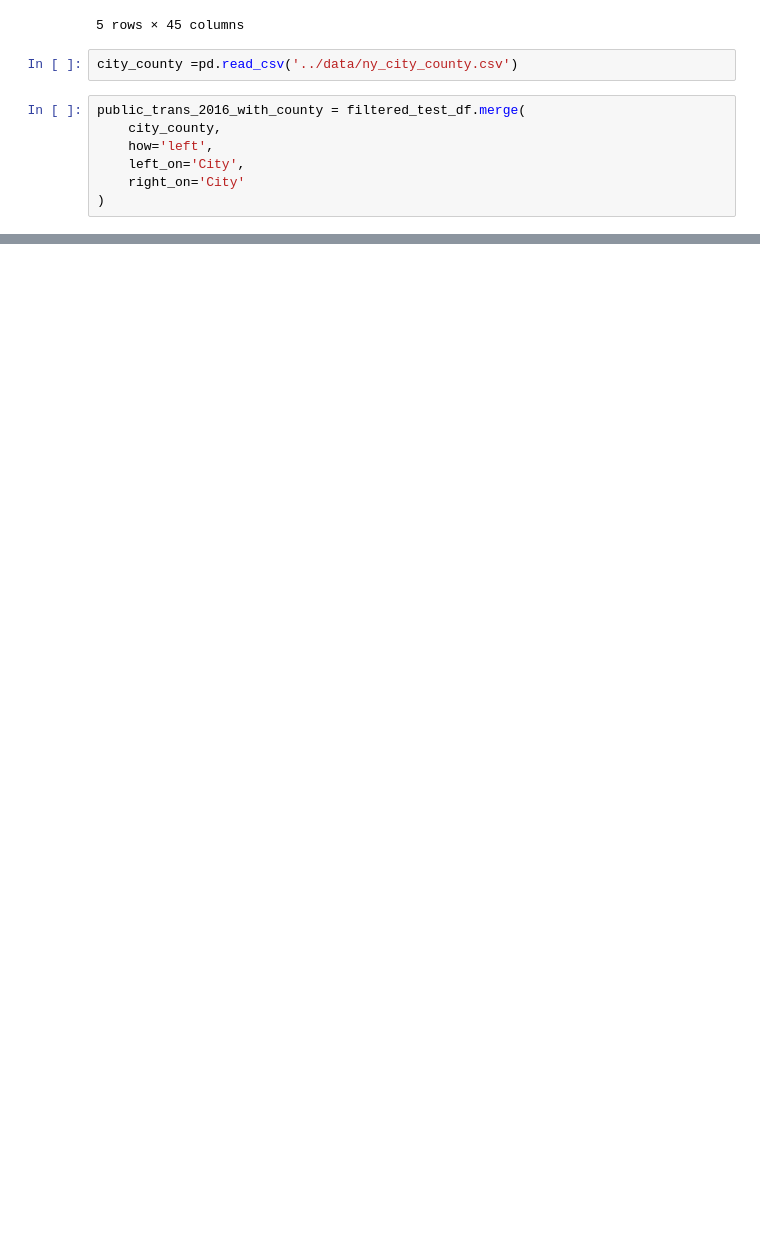
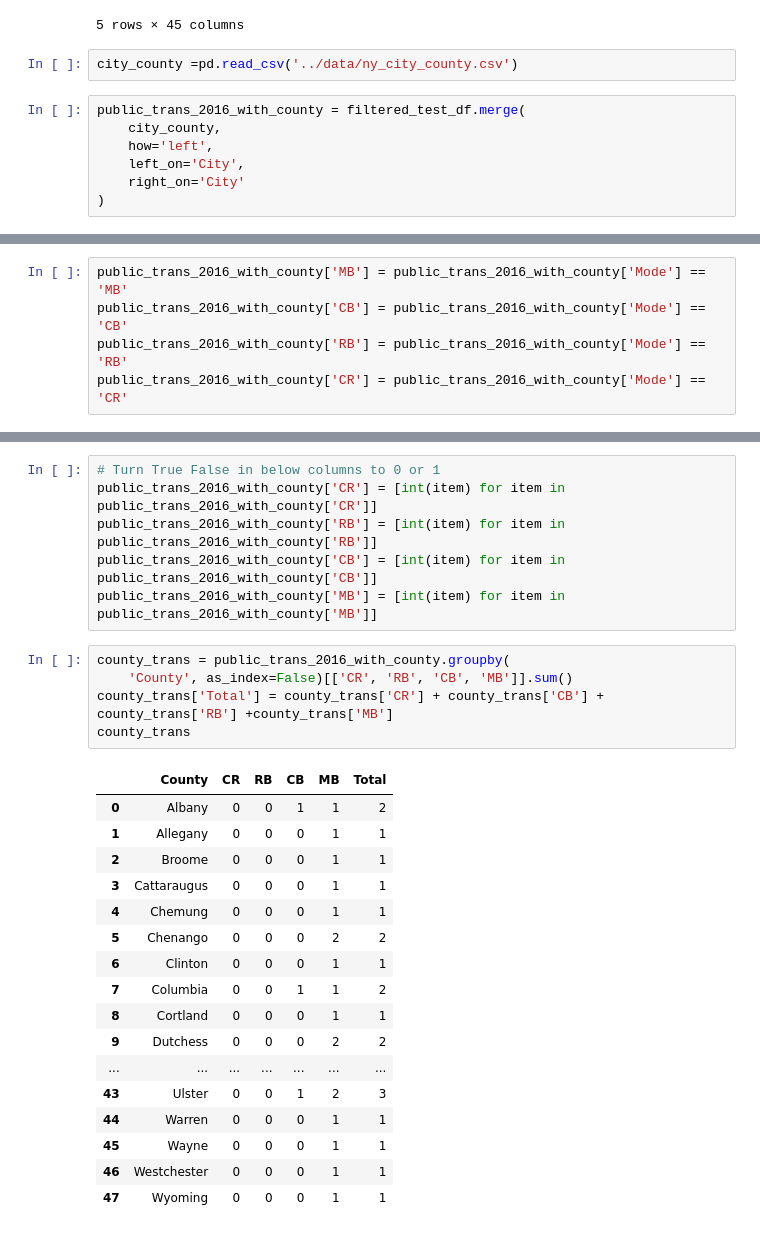
Before and after one commit to morgancoad/final_pro_two, a Jupyter notebook: notebooks/2016_public_trans.ipynb, the cells around one changed output, grey strips where cells are left out. Drawn from its saved outputs; the diff is of its cells as text; blank space fills up the shorter version.

```diff
--- a/notebooks/2016_public_trans.ipynb
+++ b/notebooks/2016_public_trans.ipynb
@@ -100,0 +101,5 @@ plt.show
+# %%
+public_trans_2016_with_county['MB'] = public_trans_2016_with_county['Mode'] == 'MB'
+public_trans_2016_with_county['CB'] = public_trans_2016_with_county['Mode'] == 'CB'
+public_trans_2016_with_county['RB'] = public_trans_2016_with_county['Mode'] == 'RB'
+public_trans_2016_with_county['CR'] = public_trans_2016_with_county['Mode'] == 'CR'
@@ -100,0 +135,29 @@ plt.show
+# %%
+# Turn True False in below columns to 0 or 1
+public_trans_2016_with_county['CR'] = [int(item) for item in public_trans_2016_with_county['CR']]
+public_trans_2016_with_county['RB'] = [int(item) for item in public_trans_2016_with_county['RB']]
+public_trans_2016_with_county['CB'] = [int(item) for item in public_trans_2016_with_county['CB']]
+public_trans_2016_with_county['MB'] = [int(item) for item in public_trans_2016_with_county['MB']]
+# %%
+county_trans = public_trans_2016_with_county.groupby(
+    'County', as_index=False)[['CR', 'RB', 'CB', 'MB']].sum()
+county_trans['Total'] = county_trans['CR'] + county_trans['CB'] + county_trans['RB'] +county_trans['MB']
+county_trans
+# %% [output]
+|  | County | CR | RB | CB | MB | Total |
+| 0 | Albany | 0 | 0 | 1 | 1 | 2 |
+| 1 | Allegany | 0 | 0 | 0 | 1 | 1 |
+| 2 | Broome | 0 | 0 | 0 | 1 | 1 |
+| 3 | Cattaraugus | 0 | 0 | 0 | 1 | 1 |
+| 4 | Chemung | 0 | 0 | 0 | 1 | 1 |
+| 5 | Chenango | 0 | 0 | 0 | 2 | 2 |
+| 6 | Clinton | 0 | 0 | 0 | 1 | 1 |
+| 7 | Columbia | 0 | 0 | 1 | 1 | 2 |
+| 8 | Cortland | 0 | 0 | 0 | 1 | 1 |
+| 9 | Dutchess | 0 | 0 | 0 | 2 | 2 |
+| ... | ... | ... | ... | ... | ... | ... |
+| 43 | Ulster | 0 | 0 | 1 | 2 | 3 |
+| 44 | Warren | 0 | 0 | 0 | 1 | 1 |
+| 45 | Wayne | 0 | 0 | 0 | 1 | 1 |
+| 46 | Westchester | 0 | 0 | 0 | 1 | 1 |
+| 47 | Wyoming | 0 | 0 | 0 | 1 | 1 |
```
Also changed, not shown: parts of 9 cells of this notebook, 3 other files.
